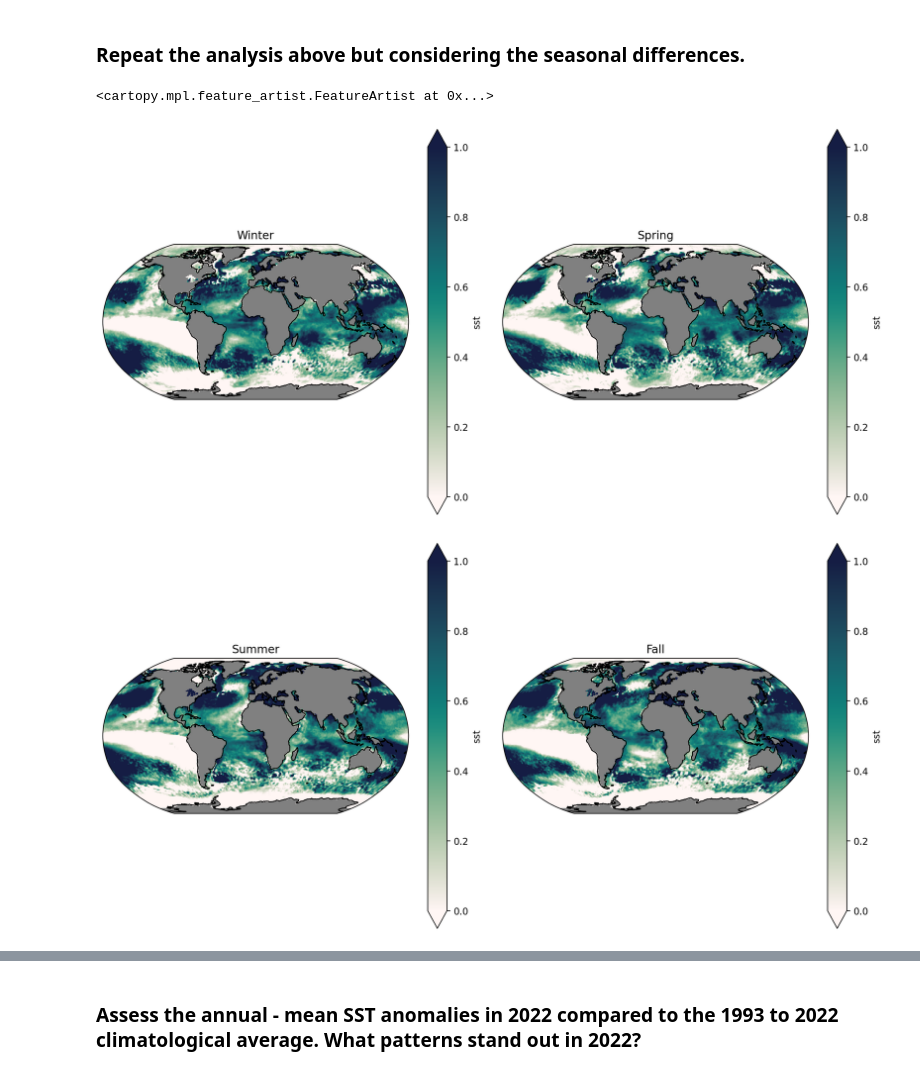
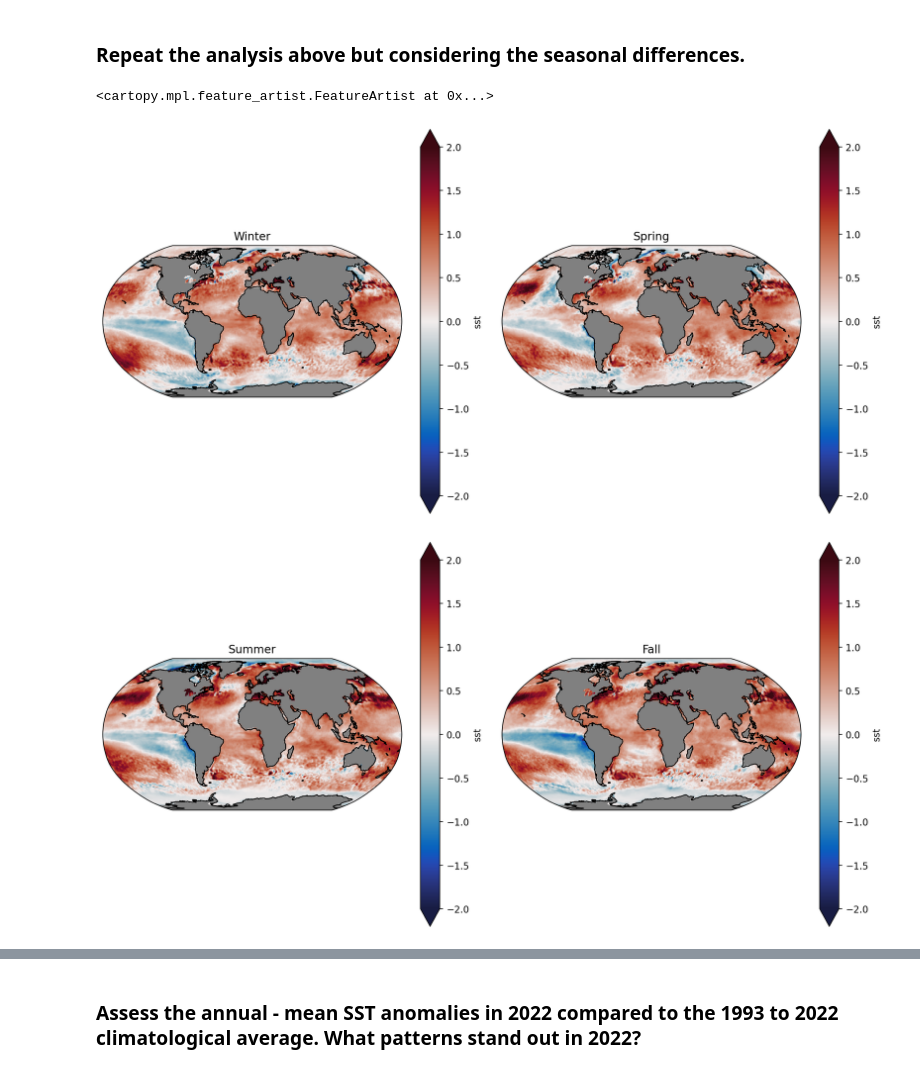
Before and after one commit to EES-3506-5506/Krzystek_Unit5, a Jupyter notebook: notebooks/SST_Observations_Notebook.ipynb, the cells around one changed output, grey strips where cells are left out. Saved outputs shown, nothing was run; the diff lists cells and outputs as text; code cells hidden in the pictures.

```diff
--- a/notebooks/SST_Observations_Notebook.ipynb
+++ b/notebooks/SST_Observations_Notebook.ipynb
@@ -263,41 +263,41 @@ SON_first5 = SST_first5_seasons.sel(season='SON')
 
 DJF_diff = DJF_last5 - DJF_first5  #taking the difference between the seasonal averages for the first 5 years and the last 5 years
 MAM_diff = MAM_last5 - MAM_first5
 JJA_diff = JJA_last5 - JJA_first5
 SON_diff = SON_last5 - SON_first5
 
 fig, (ax0,ax1) = plt.subplots(nrows = 1, ncols = 2, subplot_kw = subplot_kws)
 #plotting the first two seasons on one figure
 DJF_diff.plot( ax=ax0,
-            cmap=cmocean.cm.tempo,
-            vmin=0,vmax=1, extend='both',
+            cmap=cmocean.cm.balance,
+            vmin=-2,vmax=2, extend='both',
              transform= ccrs.PlateCarree())
 MAM_diff.plot( ax=ax1,
-            cmap=cmocean.cm.tempo,
-            vmin=0,vmax=1, extend='both',
+            cmap=cmocean.cm.balance,
+            vmin=-2,vmax=2, extend='both',
              transform= ccrs.PlateCarree())
 ax0.set_title('Winter')
 ax1.set_title('Spring')
 ax0.coastlines()
 ax1.coastlines()
 plt.tight_layout()
 #plotting the last two seasons on another figure
 fig, (ax0,ax1) = plt.subplots(nrows = 1, ncols = 2, subplot_kw = subplot_kws)
 JJA_diff.plot( ax=ax0,
-            cmap=cmocean.cm.tempo,
-            vmin=0,vmax=1, extend='both',
+            cmap=cmocean.cm.balance,
+            vmin=-2,vmax=2, extend='both',
              transform= ccrs.PlateCarree())
 SON_diff.plot( ax=ax1,
-            cmap=cmocean.cm.tempo,
-            vmin=0,vmax=1, extend='both',
+            cmap=cmocean.cm.balance,
+            vmin=-2,vmax=2, extend='both',
              transform= ccrs.PlateCarree())
 ax0.set_title('Summer')
 ax1.set_title('Fall')
 plt.tight_layout()
 ax0.coastlines()
 ax1.coastlines()
 # %% [output]
 <cartopy.mpl.feature_artist.FeatureArtist at 0x...>
-[figure, old version]
+[figure, new version]
-[figure, old version]
+[figure, new version]
 # %% [markdown]
```
Also changed, not shown: parts of 9 cells of this notebook.
